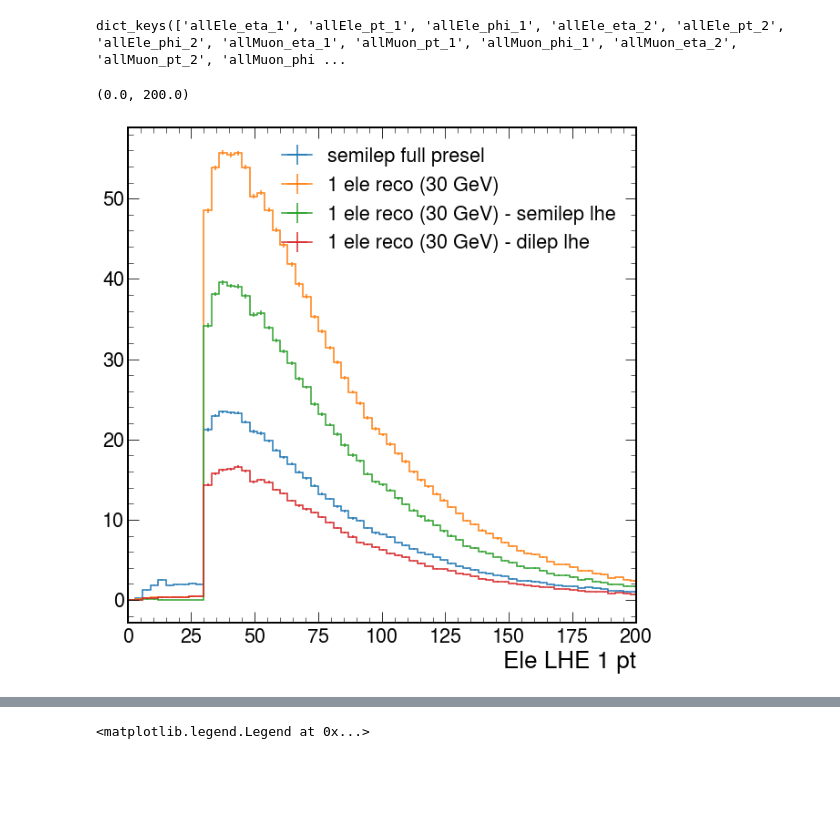
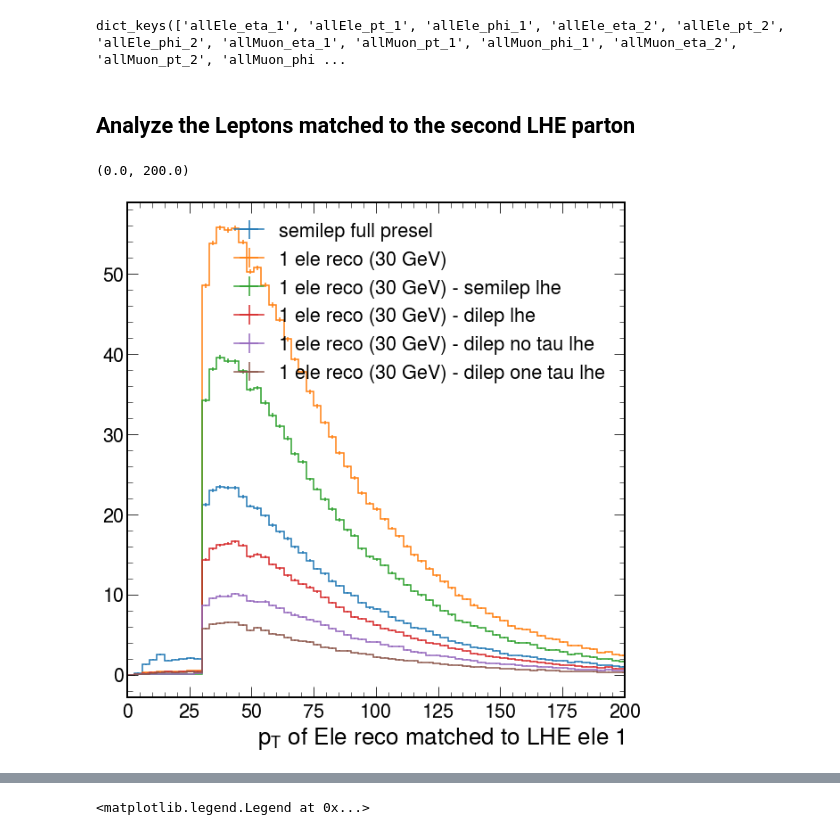
Before and after one commit to valsdav/PocketCoffea, a Jupyter notebook: notebooks/JetTagging/LHESignalStudies.ipynb, the cells around one changed output, grey strips where cells are left out. Saved outputs shown, nothing was run; the diff lists cells and outputs as text; code cells hidden in the pictures; blank space fills up the shorter version.

```diff
--- a/notebooks/JetTagging/LHESignalStudies.ipynb
+++ b/notebooks/JetTagging/LHESignalStudies.ipynb
@@ -14,4 +14,7 @@ from coffea.nanoevents import NanoEventsFactory, NanoAODSchema
 from pprint import pprint
 hep.style.use(hep.style.ROOT)
 
+import matplotlib as mtp
+mtp.rcParams['figure.dpi'] = 72
+
 import hist
@@ -378,18 +579,23 @@ Text(1, 0, 'n. Ele LHE')
 out["variables"].keys()
 # %% [output]
 dict_keys(['allEle_eta_1', 'allEle_pt_1', 'allEle_phi_1', 'allEle_eta_2', 'allEle_pt_2', 'allEle_phi_2', 'allMuon_eta_1', 'allMuon_pt_1', 'allMuon_phi_1', 'allMuon_eta_2', 'allMuon_pt_2', 'allMuon_phi ...
+# %% [markdown]
+## Analyze the Leptons matched to the second LHE parton
 # %%
 h = out["variables"]["LHE_matched_ele_pt_1"]["ttHTobb"]
 
 hep.histplot(h[{"cat":"presel", "year":"2018", "variation":"nominal"}], label="semilep full presel")
 hep.histplot(h[{"cat":"1ele", "year":"2018", "variation":"nominal"}], label="1 ele reco (30 GeV)")
 hep.histplot(h[{"cat":"1ele_semilep", "year":"2018", "variation":"nominal"}], label="1 ele reco (30 GeV) - semilep lhe")
 hep.histplot(h[{"cat":"1ele_dilep", "year":"2018", "variation":"nominal"}], label="1 ele reco (30 GeV) - dilep lhe")
+hep.histplot(h[{"cat":"1ele_dilep_notau", "year":"2018", "variation":"nominal"}], label="1 ele reco (30 GeV) - dilep no tau lhe")
+hep.histplot(h[{"cat":"1ele_dilep_onetau", "year":"2018", "variation":"nominal"}], label="1 ele reco (30 GeV) - dilep one tau lhe")
+
 
 plt.legend()
 #plt.yscale("log")
-plt.xlabel("Ele LHE 1 pt")
+plt.xlabel("$p_T$ of Ele reco matched to LHE ele 1")
 plt.xlim(0, 200)
 # %% [output]
 (0.0, 200.0)
-[figure, old version]
+[figure, new version]
```
Also changed, not shown: parts of 47 cells of this notebook, 5 other files.
